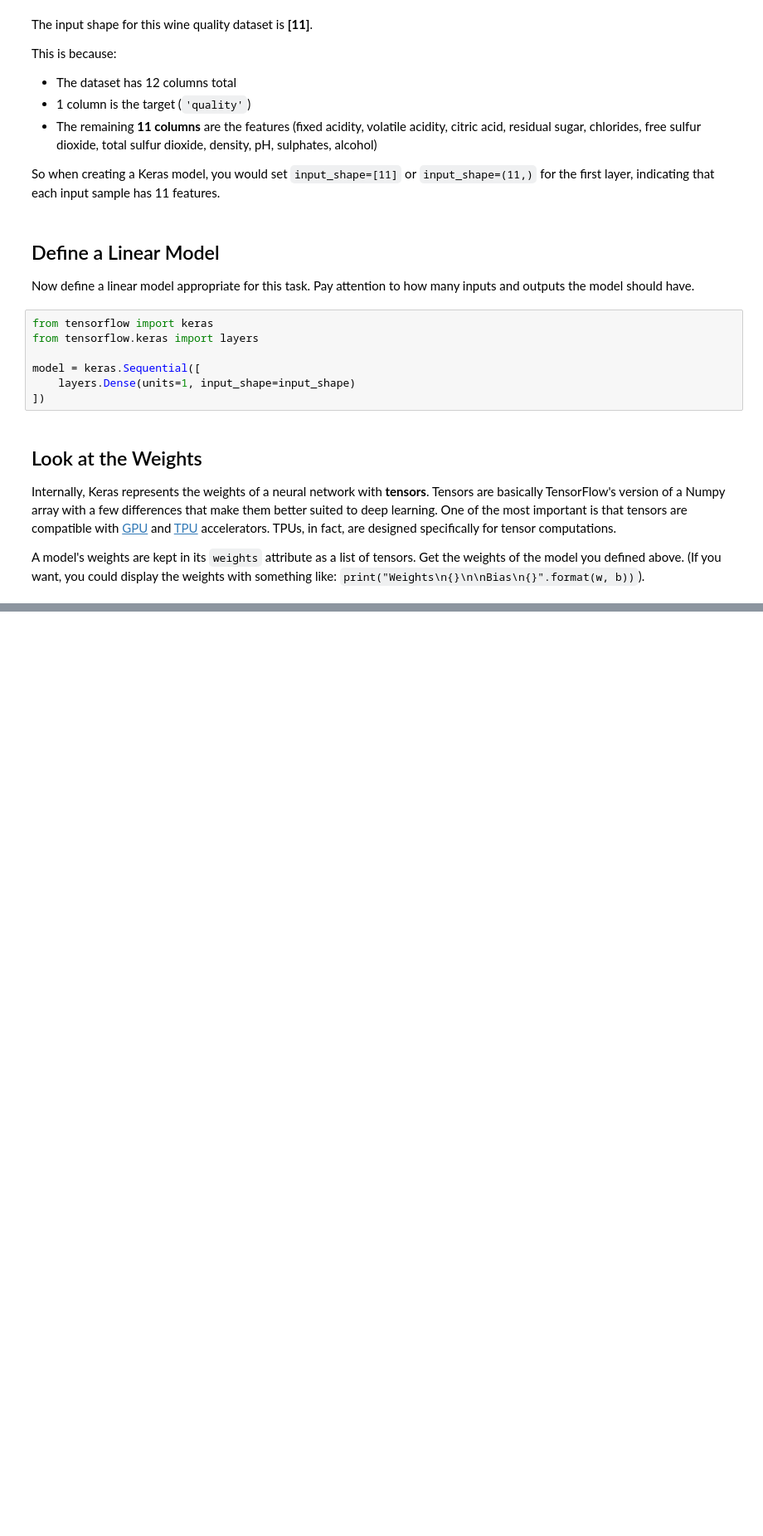
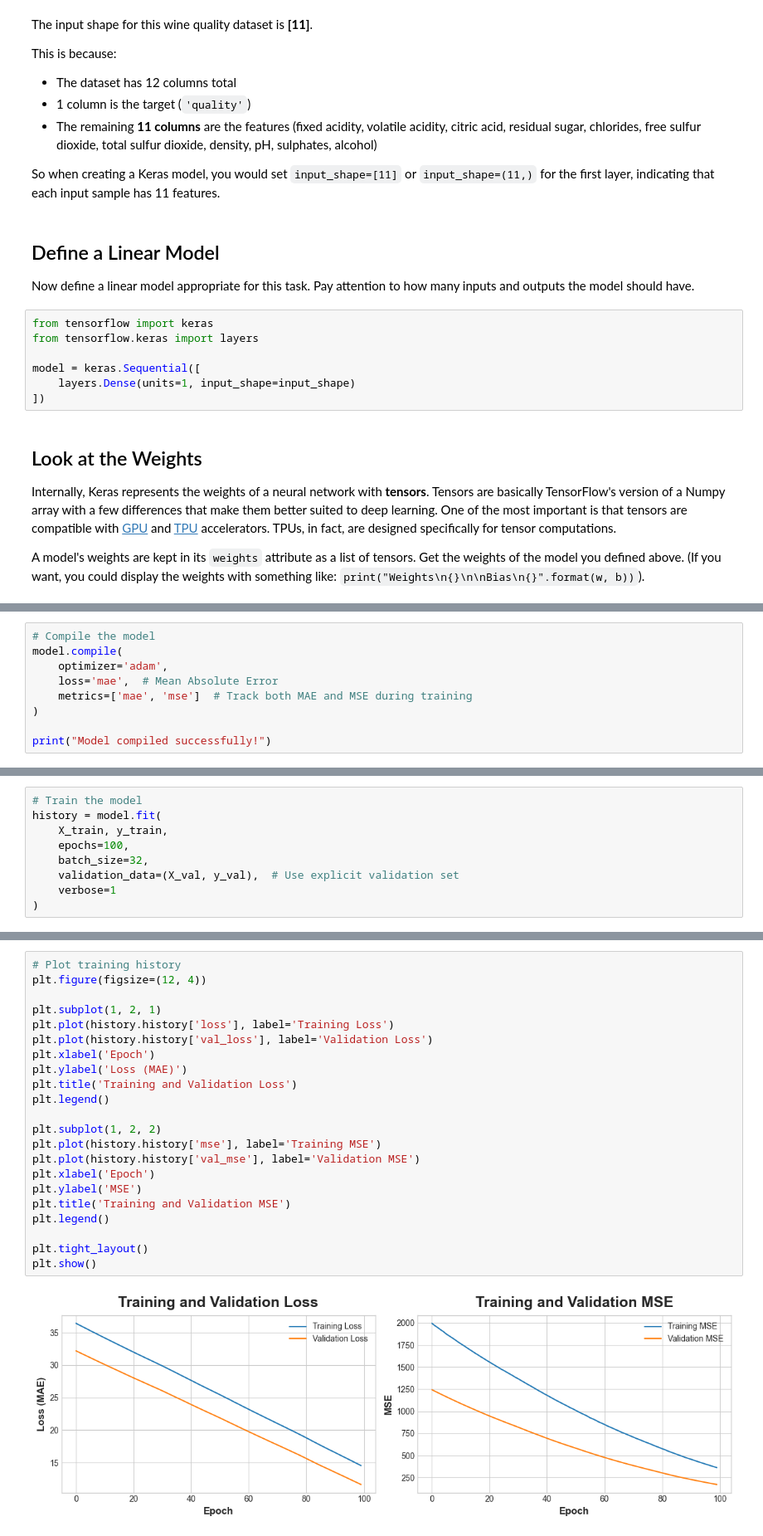
Before and after one commit to JeewanthaSadaruwan/kaggle-deep-learning-notes, a Jupyter notebook: exercises/exercise1.ipynb, the cells around one changed output, grey strips where cells are left out. Shown at 83% size. Saved outputs shown, nothing was run; the diff lists cells and outputs as text; blank space fills up the shorter version.

```diff
--- a/exercises/exercise1.ipynb
+++ b/exercises/exercise1.ipynb
@@ -108,0 +162,9 @@ WARNING:tensorflow:TensorFlow GPU support is not available on native Windows for
+# %%
+# Compile the model
+model.compile(
+    optimizer='adam',
+    loss='mae',  # Mean Absolute Error
+    metrics=['mae', 'mse']  # Track both MAE and MSE during training
+)
+
+print("Model compiled successfully!")
@@ -108,0 +173,9 @@ WARNING:tensorflow:TensorFlow GPU support is not available on native Windows for
+# %%
+# Train the model
+history = model.fit(
+    X_train, y_train,
+    epochs=100,
+    batch_size=32,
+    validation_data=(X_val, y_val),  # Use explicit validation set
+    verbose=1
+)
@@ -108,0 +200,24 @@ WARNING:tensorflow:TensorFlow GPU support is not available on native Windows for
+# %%
+# Plot training history
+plt.figure(figsize=(12, 4))
+
+plt.subplot(1, 2, 1)
+plt.plot(history.history['loss'], label='Training Loss')
+plt.plot(history.history['val_loss'], label='Validation Loss')
+plt.xlabel('Epoch')
+plt.ylabel('Loss (MAE)')
+plt.title('Training and Validation Loss')
+plt.legend()
+
+plt.subplot(1, 2, 2)
+plt.plot(history.history['mse'], label='Training MSE')
+plt.plot(history.history['val_mse'], label='Validation MSE')
+plt.xlabel('Epoch')
+plt.ylabel('MSE')
+plt.title('Training and Validation MSE')
+plt.legend()
+
+plt.tight_layout()
+plt.show()
+# %% [output]
+[figure, added]
```
Also changed, not shown: parts of 9 cells of this notebook.
